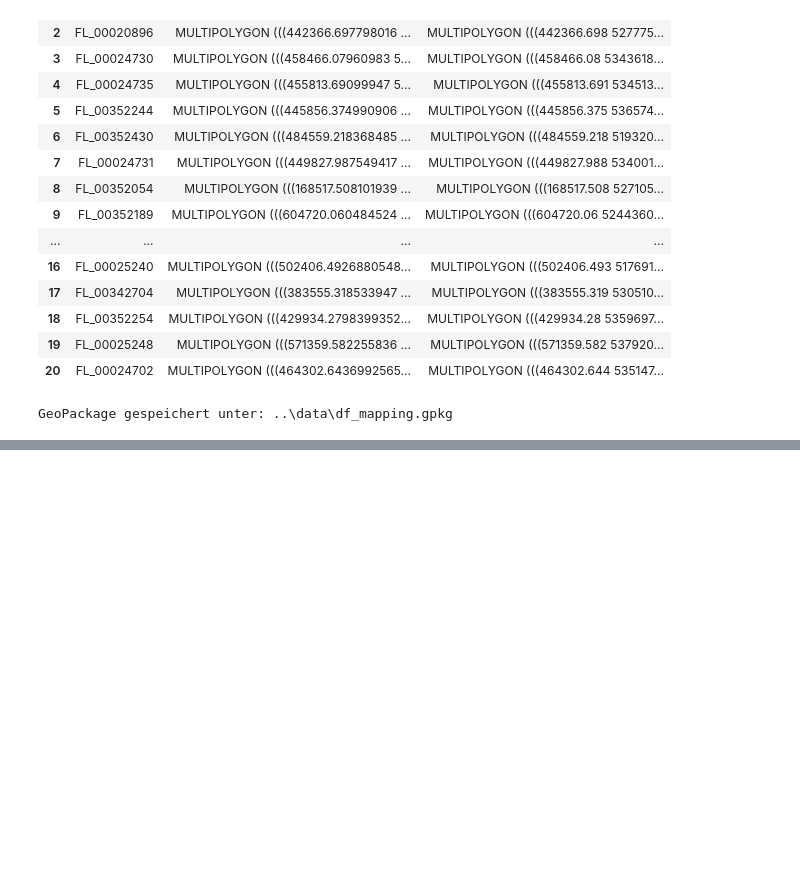
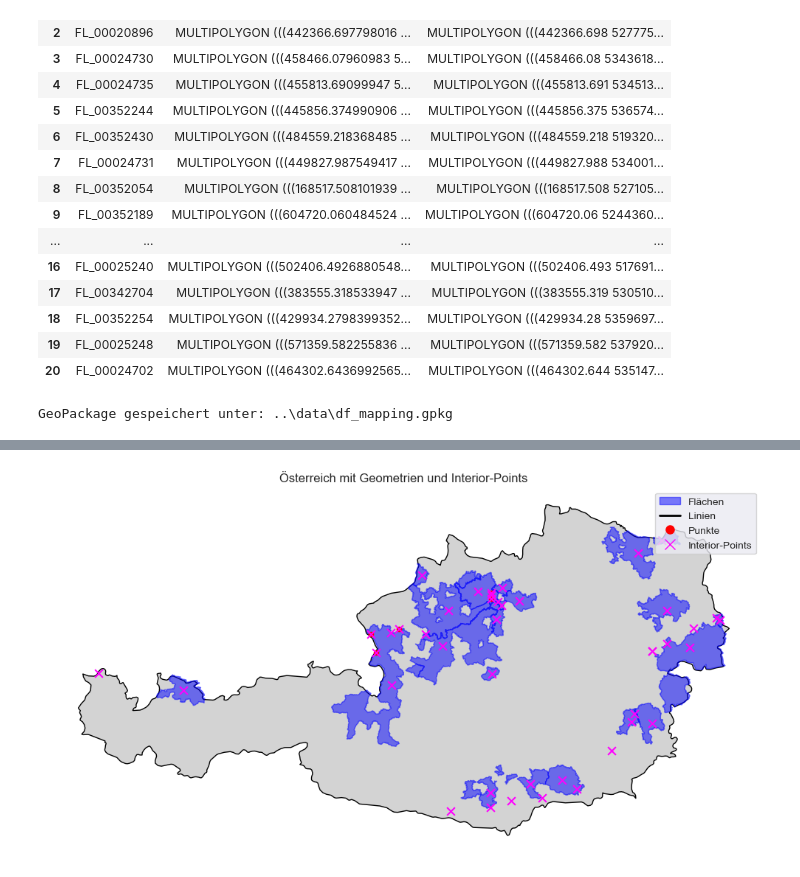
Before and after one commit to johannesgl4d0s/ersatzwerte_project, a Jupyter notebook: notebooks/02_data_wrangling_temp.ipynb, the cells around one changed output, grey strips where cells are left out. Drawn from its saved outputs; the diff is of its cells as text; code cells hidden in the pictures; blank space fills up the shorter version.

```diff
--- a/notebooks/02_data_wrangling_temp.ipynb
+++ b/notebooks/02_data_wrangling_temp.ipynb
@@ -379,0 +682,56 @@ GeoPackage gespeichert unter: ..\data\df_mapping.gpkg
+# %%
+# 1. GeoDataFrame laden (EPSG:32633 mit df_mapping['geometry'] schon vorhanden)
+df_mapping['geometry'] = df_mapping['geom_g'].apply(wkt.loads)
+gdf = gpd.GeoDataFrame(df_mapping, geometry='geometry', crs='EPSG:32633')
+
+# 2. Interior-Punkt berechnen
+# representative_point() liefert einen Punkt im Inneren der Geometrie
+gdf['pt_interior'] = gdf.geometry.apply(lambda geom: geom.representative_point())
+
+# 3. Österreich-Grenze laden
+countries_url = "https://raw.githubusercontent.com/datasets/geo-countries/master/data/countries.geojson"
+world        = gpd.read_file(countries_url)
+austria      = (world[world['name']=='Austria']
+                   .to_crs(gdf.crs))
+
+# 4. Layers splitten
+polygons = gdf[gdf.geometry.geom_type.isin(['Polygon','MultiPolygon'])]
+lines    = gdf[gdf.geometry.geom_type.isin(['LineString','MultiLineString'])]
+points   = gdf[gdf.geometry.geom_type == 'Point']
+
+# 5. GeoDataFrame für die interior-Punkte
+pts_interior = gpd.GeoDataFrame(gdf, geometry='pt_interior', crs=gdf.crs)
+
+# 6. Plot
+fig, ax = plt.subplots(figsize=(10,10))
+austria.plot(ax=ax, color='lightgray', edgecolor='black', zorder=0)
+
+polygons.plot(ax=ax, facecolor='blue', edgecolor='blue', alpha=0.5, zorder=1)
+lines   .plot(ax=ax, color='black', linewidth=2, zorder=2)
+points  .plot(ax=ax, color='red', markersize=20, zorder=3)
+
+# Interior-Punkte
+pts_interior.plot(
+    ax=ax,
+    color='magenta',
+    marker='x',
+    markersize=60,
+    zorder=4,
+    label='Interior-Points'
+)
+
+# 7. Legende
+legend_elems = [
+    Patch(facecolor='blue', edgecolor='blue', alpha=0.5, label='Flächen'),
+    Line2D([0],[0], color='black', lw=2, label='Linien'),
+    Line2D([0],[0], marker='o', color='red', linestyle='', markersize=8, label='Punkte'),
+    Line2D([0],[0], marker='x', color='magenta', linestyle='', markersize=10, label='Interior-Points'),
+]
+ax.legend(handles=legend_elems, loc='upper right')
+
+ax.set_title("Österreich mit Geometrien und Interior-Points")
+ax.set_axis_off()
+plt.tight_layout()
+plt.show()
+# %% [output]
+[figure, added]
```
Also changed, not shown: parts of 29 cells of this notebook.
